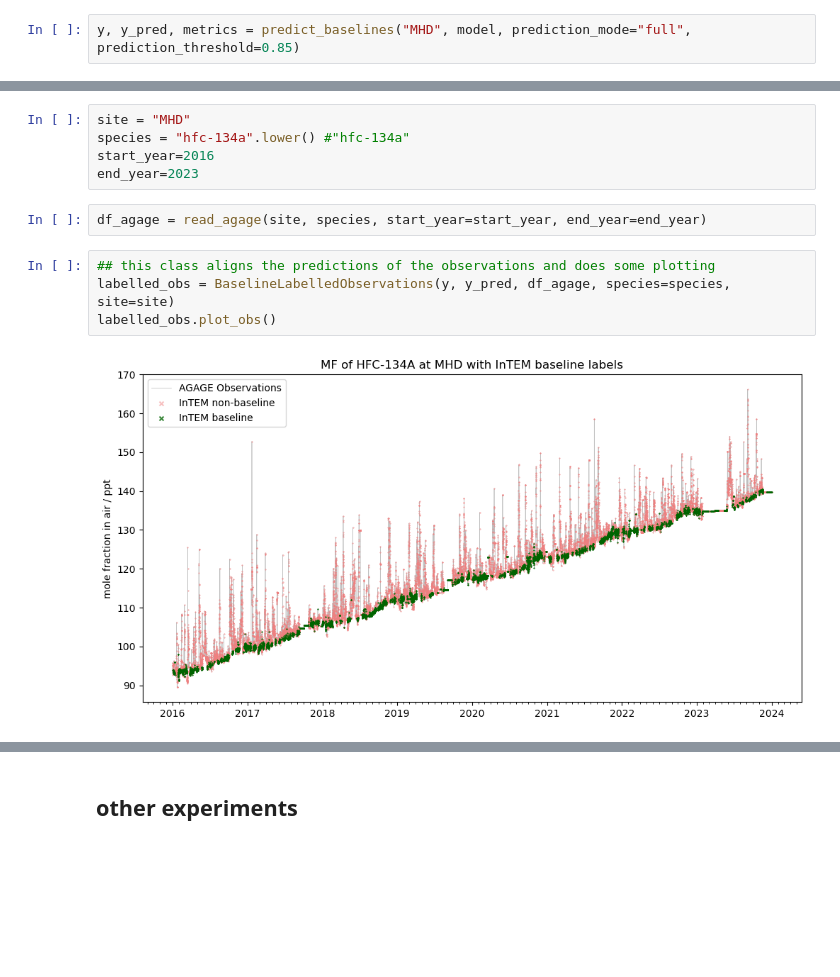
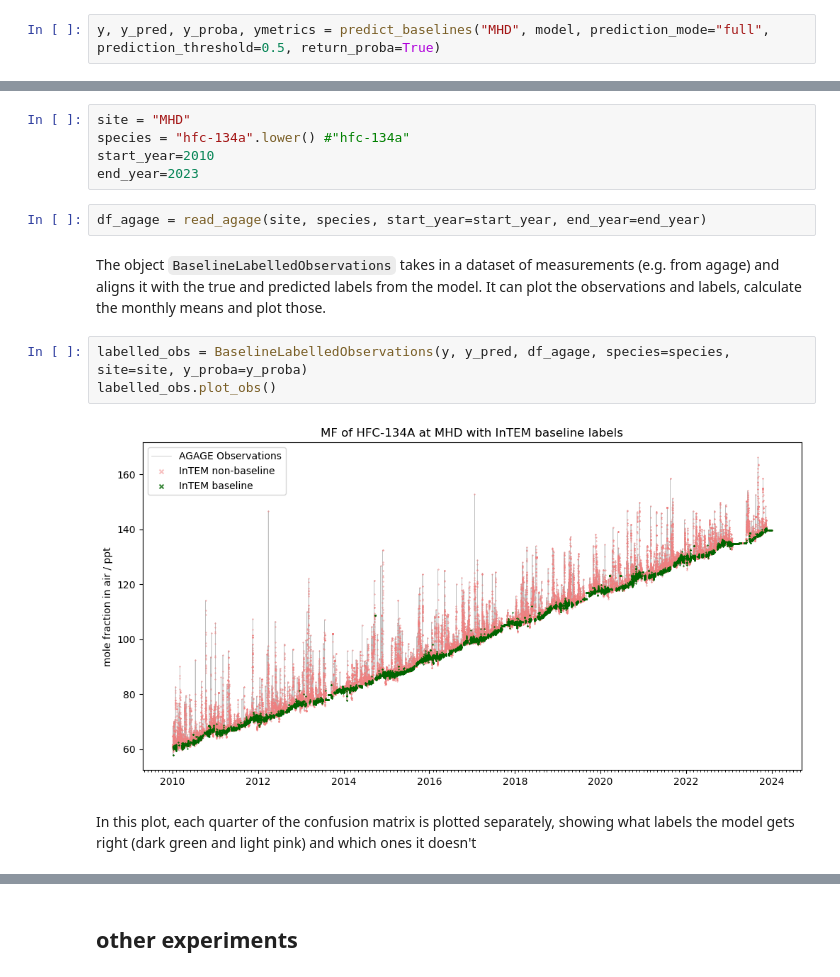
Before and after one commit to openghg/ml-baselines, a Jupyter notebook: notebooks/predicting.ipynb, the cells around one changed output, grey strips where cells are left out. Drawn from its saved outputs; the diff is of its cells as text; blank space fills up the shorter version.

Commit message:
big updates to plotting notebook

```diff
--- a/notebooks/predicting.ipynb
+++ b/notebooks/predicting.ipynb
@@ -41,3 +51,3 @@ plot_confusion_matrix(y, y_pred, normalise=False, title="Confusion Matrix on val
 # %%
-y, y_pred, metrics = predict_baselines("MHD", model, prediction_mode="full", prediction_threshold=0.85)
+y, y_pred, y_proba, ymetrics = predict_baselines("MHD", model, prediction_mode="full", prediction_threshold=0.5, return_proba=True)
 # %% [output]
@@ -49,16 +59,19 @@ F1 Score: 0.344
 # %%
 site = "MHD"
 species = "hfc-134a".lower() #"hfc-134a"
-start_year=2016
+start_year=2010
 end_year=2023
 # %%
 df_agage = read_agage(site, species, start_year=start_year, end_year=end_year)
+# %% [markdown]
+The object `BaselineLabelledObservations` takes in a dataset of measurements (e.g. from agage) and aligns it with the true and predicted labels from the model. It can plot the observations and labels, calculate the monthly means and plot those.
 # %%
-## this class aligns the predictions of the observations and does some plotting
-labelled_obs = BaselineLabelledObservations(y, y_pred, df_agage, species=species, site=site)
+labelled_obs = BaselineLabelledObservations(y, y_pred, df_agage, species=species, site=site, y_proba=y_proba)
 labelled_obs.plot_obs()
 # %% [output]
-[figure, old version]
+[figure, new version]
+# %% [markdown]
+In this plot, each quarter of the confusion matrix is plotted separately, showing what labels the model gets right (dark green and light pink) and which ones it doesn't
 # %%
 labelled_obs.plot_obs_with_labels(plot_true_negatives=True)
 # %% [output]
```
Also changed, not shown: parts of 30 cells of this notebook.
